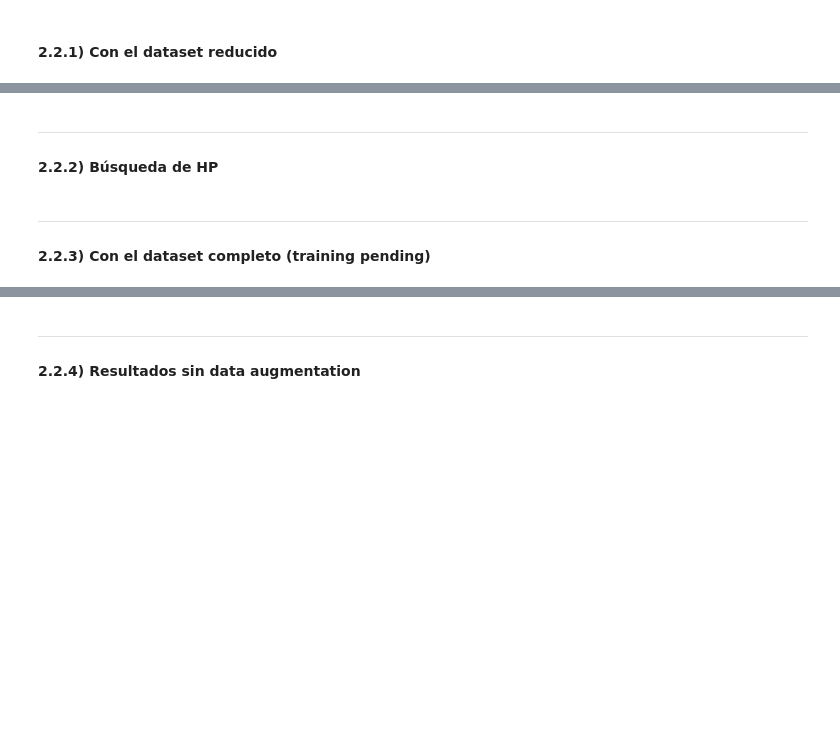
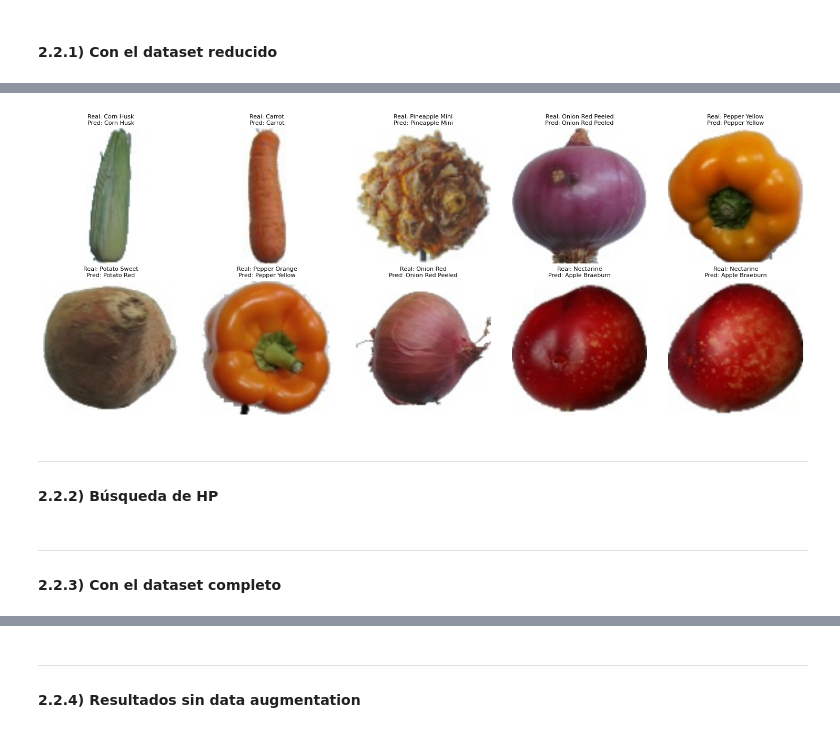
Before and after one commit to mmarando/vpc2, a Jupyter notebook: notebook_vpc2.ipynb, the cells around one changed output, grey strips where cells are left out. Drawn from its saved outputs; the diff is of its cells as text; code cells hidden in the pictures; blank space fills up the shorter version.

```diff
--- a/notebook_vpc2.ipynb
+++ b/notebook_vpc2.ipynb
@@ -557 +635,8 @@ data = {"train": train_loader, "valid": valid_loader}
+# %%
+pkl_filename = "vgg19_full.pkl"
+if RUN_TRAINING:
+    vgg19_full_results = train_and_evaluate(vgg19_full_model, optimizer, criterion, data, EPOCHS, device, pkl_filename)
+else:
+    model_state_dict, vgg19_full_results = read_pkl(pkl_filename)
+    vgg19_full_model.load_state_dict(model_state_dict)
 # %%
@@ -565,7 +650,7 @@ data = {"train": train_loader, "valid": valid_loader}
 # Configuración inicial
 CANTIDAD_CLASES = 40
 BATCH_SIZE = 32
-EPOCHS = 10
+EPOCHS = 20
 LEARNING_RATE = 0.0001
 
 # carga de datasets
@@ -575,14 +660,14 @@ train_loader = DataLoader(train_subset, batch_size=BATCH_SIZE, shuffle=True)
 valid_loader = DataLoader(valid_subset, batch_size=BATCH_SIZE, shuffle=True)
 
 # carga del modelo pre-entrenado
-mobilenet_model = mobilenet_v2(weights='MobileNet_V2_Weights.IMAGENET1K_V1')
-for param in mobilenet_model.parameters():
+mobilenet_reduced_model = mobilenet_v2(weights='MobileNet_V2_Weights.IMAGENET1K_V1')
+for param in mobilenet_reduced_model.parameters():
     param.requires_grad = False
-last_layer_in_features = mobilenet_model.classifier[1].in_features
-mobilenet_model.classifier[1] = torch.nn.Linear(in_features=last_layer_in_features, out_features=CANTIDAD_CLASES)
+last_layer_in_features = mobilenet_reduced_model.classifier[1].in_features
+mobilenet_reduced_model.classifier[1] = torch.nn.Linear(in_features=last_layer_in_features, out_features=CANTIDAD_CLASES)
 device = torch.device("cuda" if torch.cuda.is_available() else "cpu")
-mobilenet_model.to(device)
-print_model_size(mobilenet_model)
+mobilenet_reduced_model.to(device)
+print_model_size(mobilenet_reduced_model)
 
 # definición de métricas
 metrics = {
@@ -593,6 +678,6 @@ metrics = {
 }
 
 # configuración del optimizador y función de pérdida
-optimizer = torch.optim.Adam(mobilenet_model.parameters(), lr=LEARNING_RATE)
+optimizer = torch.optim.Adam(mobilenet_reduced_model.parameters(), lr=LEARNING_RATE)
 criterion = torch.nn.CrossEntropyLoss()
 data = {"train": train_loader, "valid": valid_loader}
@@ -600,0 +687,7 @@ mobilenet_reduced_results = train_and_evaluate(mobilenet_model, optimizer, crite
+# %%
+pkl_filename = "mobilenet_reduced_model.pkl"
+if RUN_TRAINING:
+    mobilenet_reduced_results = train_and_evaluate(mobilenet_reduced_model, optimizer, criterion, data, EPOCHS, device, pkl_filename)
+else:
+    model_state_dict, mobilenet_reduced_results = read_pkl(pkl_filename)
+    mobilenet_reduced_model.load_state_dict(model_state_dict)
@@ -606,3 +716,7 @@ visualize_predictions_grid(data, valid_loader, device, classes_subset)
+# %%
+visualize_predictions_grid(mobilenet_reduced_model, valid_loader, device, classes_subset)
+# %% [output]
+[figure, added]
 # %% [markdown]
 ---
 #### 2.2.2) Búsqueda de HP
@@ -610,6 +724,6 @@ visualize_predictions_grid(data, valid_loader, device, classes_subset)
 # TODO
 # %% [markdown]
 ---
-#### 2.2.3) Con el dataset completo (training pending)
+#### 2.2.3) Con el dataset completo
 # %%
 # Configuración inicial
```
Also changed, not shown: parts of 34 cells of this notebook.
